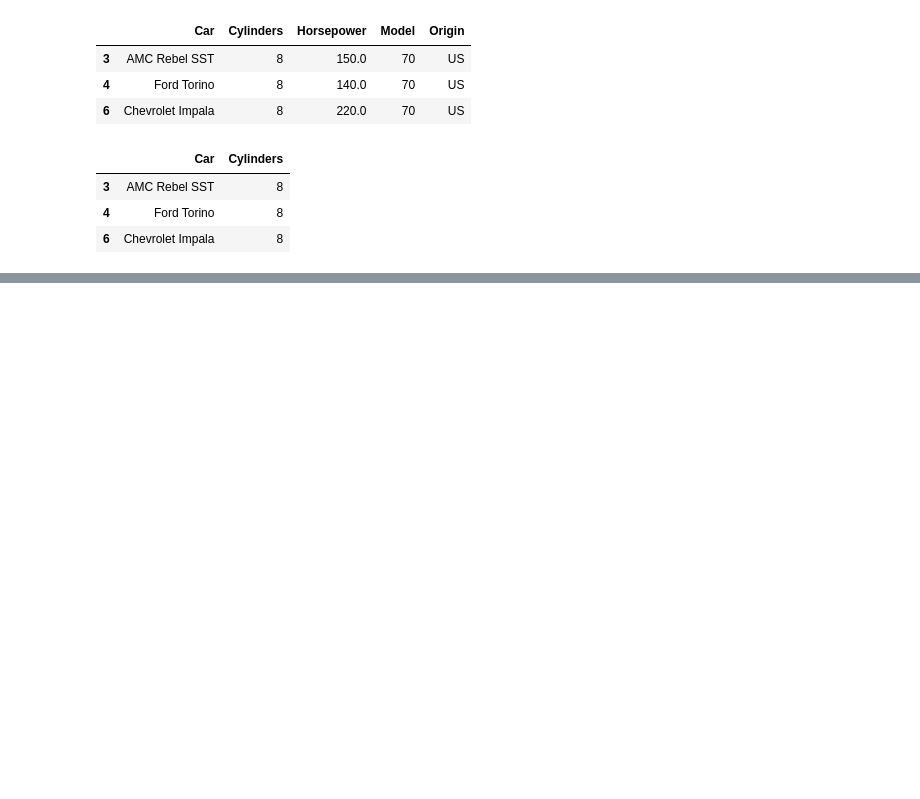
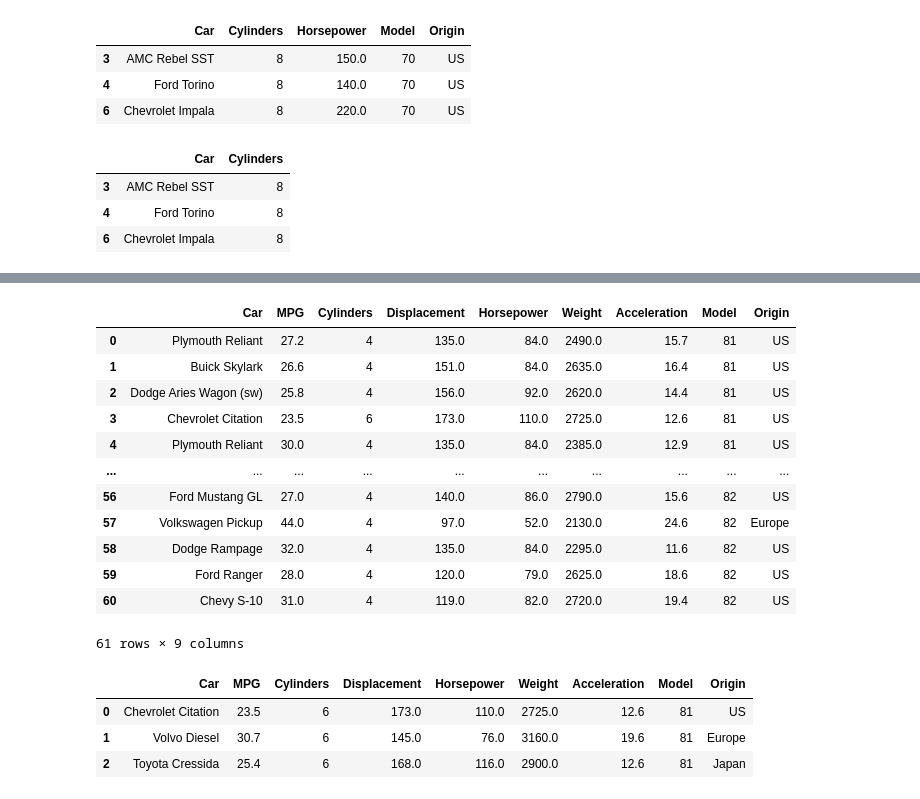
Before and after one commit to Josip996/pyds-ponavljanje, a Jupyter notebook: 3_vjezba_uvod_pandas.ipynb, the cells around one changed output, grey strips where cells are left out. Drawn from its saved outputs; the diff is of its cells as text; code cells hidden in the pictures; blank space fills up the shorter version.

```diff
--- a/3_vjezba_uvod_pandas.ipynb
+++ b/3_vjezba_uvod_pandas.ipynb
@@ -1004,0 +1018,29 @@ cars_part_df.iloc[2:5, [0, 1]]
+# %%
+cars_models_greater_then_80 = cars_df[cars_df.Model > 80]
+cars_models_greater_then_80.reset_index(drop=True, inplace=True)
+
+cars_models_greater_then_80
+# %% [output]
+|  | Car | MPG | Cylinders | Displacement | Horsepower | Weight | Acceleration | Model | Origin |
+| 0 | Plymouth Reliant | 27.2 | 4 | 135.0 | 84.0 | 2490.0 | 15.7 | 81 | US |
+| 1 | Buick Skylark | 26.6 | 4 | 151.0 | 84.0 | 2635.0 | 16.4 | 81 | US |
+| 2 | Dodge Aries Wagon (sw) | 25.8 | 4 | 156.0 | 92.0 | 2620.0 | 14.4 | 81 | US |
+| 3 | Chevrolet Citation | 23.5 | 6 | 173.0 | 110.0 | 2725.0 | 12.6 | 81 | US |
+| 4 | Plymouth Reliant | 30.0 | 4 | 135.0 | 84.0 | 2385.0 | 12.9 | 81 | US |
+| ... | ... | ... | ... | ... | ... | ... | ... | ... | ... |
+| 56 | Ford Mustang GL | 27.0 | 4 | 140.0 | 86.0 | 2790.0 | 15.6 | 82 | US |
+| 57 | Volkswagen Pickup | 44.0 | 4 | 97.0 | 52.0 | 2130.0 | 24.6 | 82 | Europe |
+| 58 | Dodge Rampage | 32.0 | 4 | 135.0 | 84.0 | 2295.0 | 11.6 | 82 | US |
+| 59 | Ford Ranger | 28.0 | 4 | 120.0 | 79.0 | 2625.0 | 18.6 | 82 | US |
+| 60 | Chevy S-10 | 31.0 | 4 | 119.0 | 82.0 | 2720.0 | 19.4 | 82 | US |
+61 rows × 9 columns
+# %%
+cars_models_greater_then_80 = cars_df[(cars_df.Model > 80) & (cars_df.Cylinders > 4)]
+cars_models_greater_then_80.reset_index(drop=True, inplace=True)
+
+cars_models_greater_then_80.head(3)
+# %% [output]
+|  | Car | MPG | Cylinders | Displacement | Horsepower | Weight | Acceleration | Model | Origin |
+| 0 | Chevrolet Citation | 23.5 | 6 | 173.0 | 110.0 | 2725.0 | 12.6 | 81 | US |
+| 1 | Volvo Diesel | 30.7 | 6 | 145.0 | 76.0 | 3160.0 | 19.6 | 81 | Europe |
+| 2 | Toyota Cressida | 25.4 | 6 | 168.0 | 116.0 | 2900.0 | 12.6 | 81 | Japan |
```
Also changed, not shown: parts of 3 cells of this notebook.
